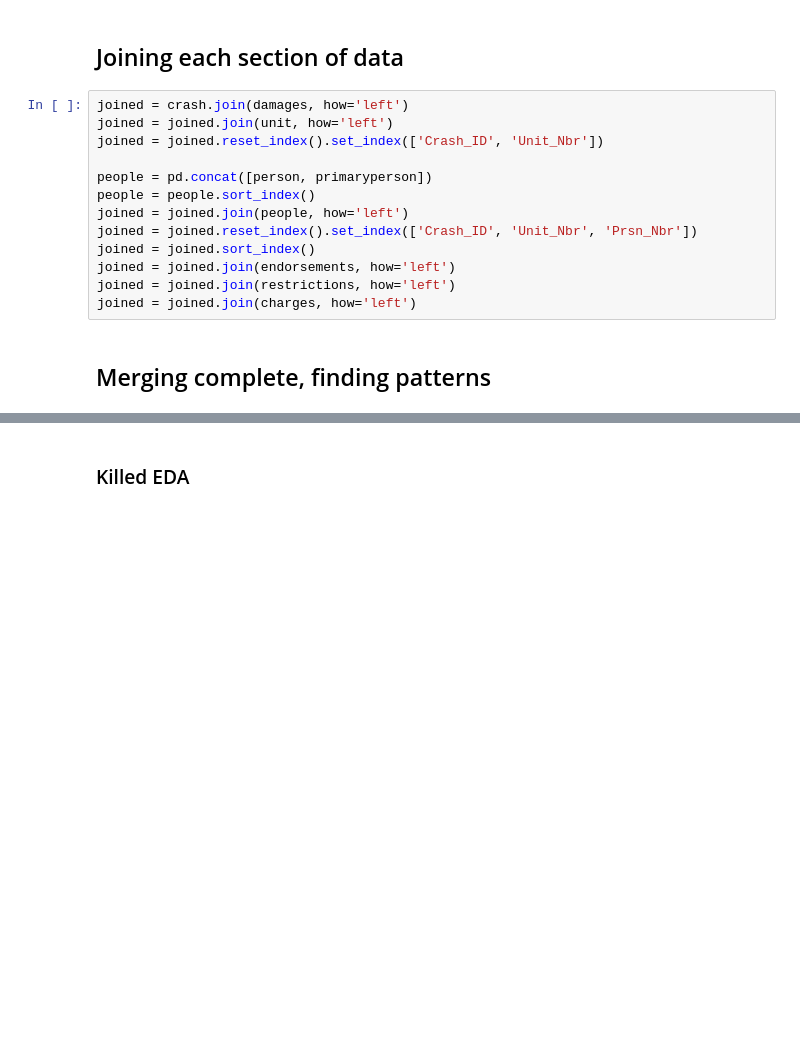
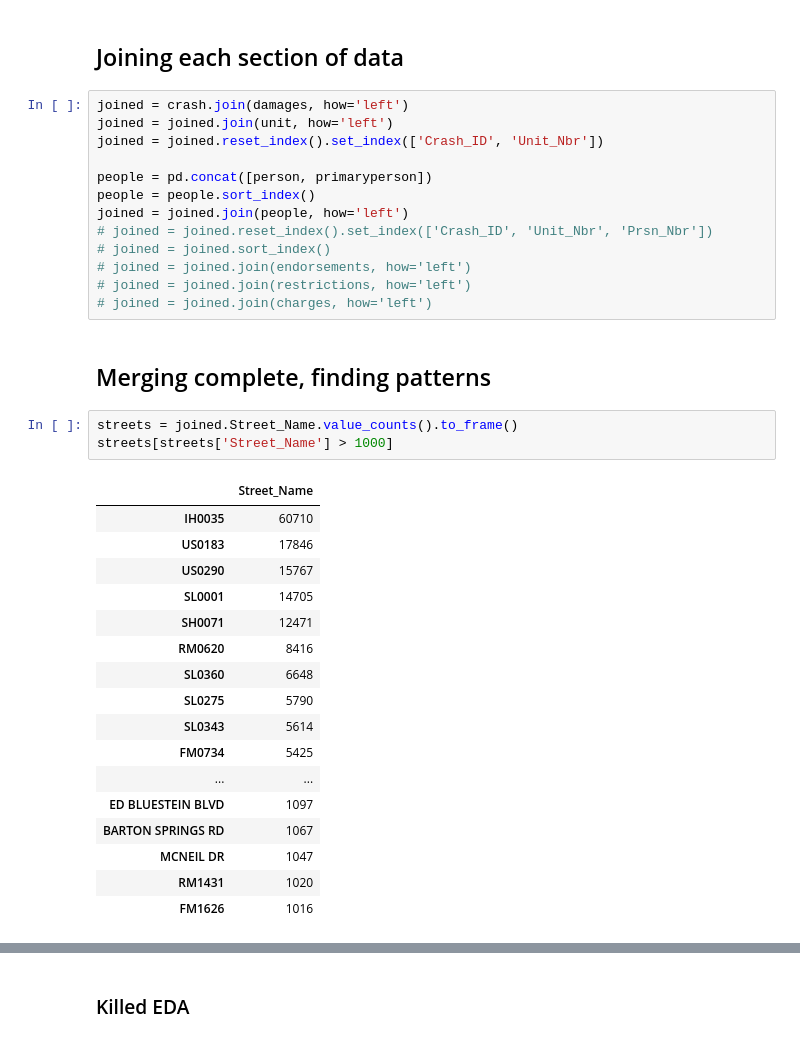
Before and after one commit to mtzaperas/capstone, a Jupyter notebook: traffic_EDA.ipynb, the cells around one changed output, grey strips where cells are left out. Saved outputs shown, nothing was run; the diff lists cells and outputs as text; blank space fills up the shorter version.

```diff
--- a/traffic_EDA.ipynb
+++ b/traffic_EDA.ipynb
@@ -270,13 +270,34 @@ joined = joined.reset_index().set_index(['Crash_ID', 'Unit_Nbr'])
 people = pd.concat([person, primaryperson])
 people = people.sort_index()
 joined = joined.join(people, how='left')
-joined = joined.reset_index().set_index(['Crash_ID', 'Unit_Nbr', 'Prsn_Nbr'])
-joined = joined.sort_index()
-joined = joined.join(endorsements, how='left')
-joined = joined.join(restrictions, how='left')
-joined = joined.join(charges, how='left')
+# joined = joined.reset_index().set_index(['Crash_ID', 'Unit_Nbr', 'Prsn_Nbr'])
+# joined = joined.sort_index()
+# joined = joined.join(endorsements, how='left')
+# joined = joined.join(restrictions, how='left')
+# joined = joined.join(charges, how='left')
 # %% [markdown]
 ## Merging complete, finding patterns
+# %%
+streets = joined.Street_Name.value_counts().to_frame()
+streets[streets['Street_Name'] > 1000]
+# %% [output]
+|  | Street_Name |
+| IH0035 | 60710 |
+| US0183 | 17846 |
+| US0290 | 15767 |
+| SL0001 | 14705 |
+| SH0071 | 12471 |
+| RM0620 | 8416 |
+| SL0360 | 6648 |
+| SL0275 | 5790 |
+| SL0343 | 5614 |
+| FM0734 | 5425 |
+| ... | ... |
+| ED BLUESTEIN BLVD | 1097 |
+| BARTON SPRINGS RD | 1067 |
+| MCNEIL DR | 1047 |
+| RM1431 | 1020 |
+| FM1626 | 1016 |
 # %%
 joined.loc[:,['Crash_Sev_ID', 'Crash_Timestamp']].groupby('Crash_Sev_ID').agg('count')
 # injry_sevr_map = {0: 'unknown', 1: 'incapacitating', 2: 'non-incapacitating', 3: 'possible', 4: 'killed', 5: 'none'}
```
Also changed, not shown: parts of 6 cells of this notebook, 6 other files.
